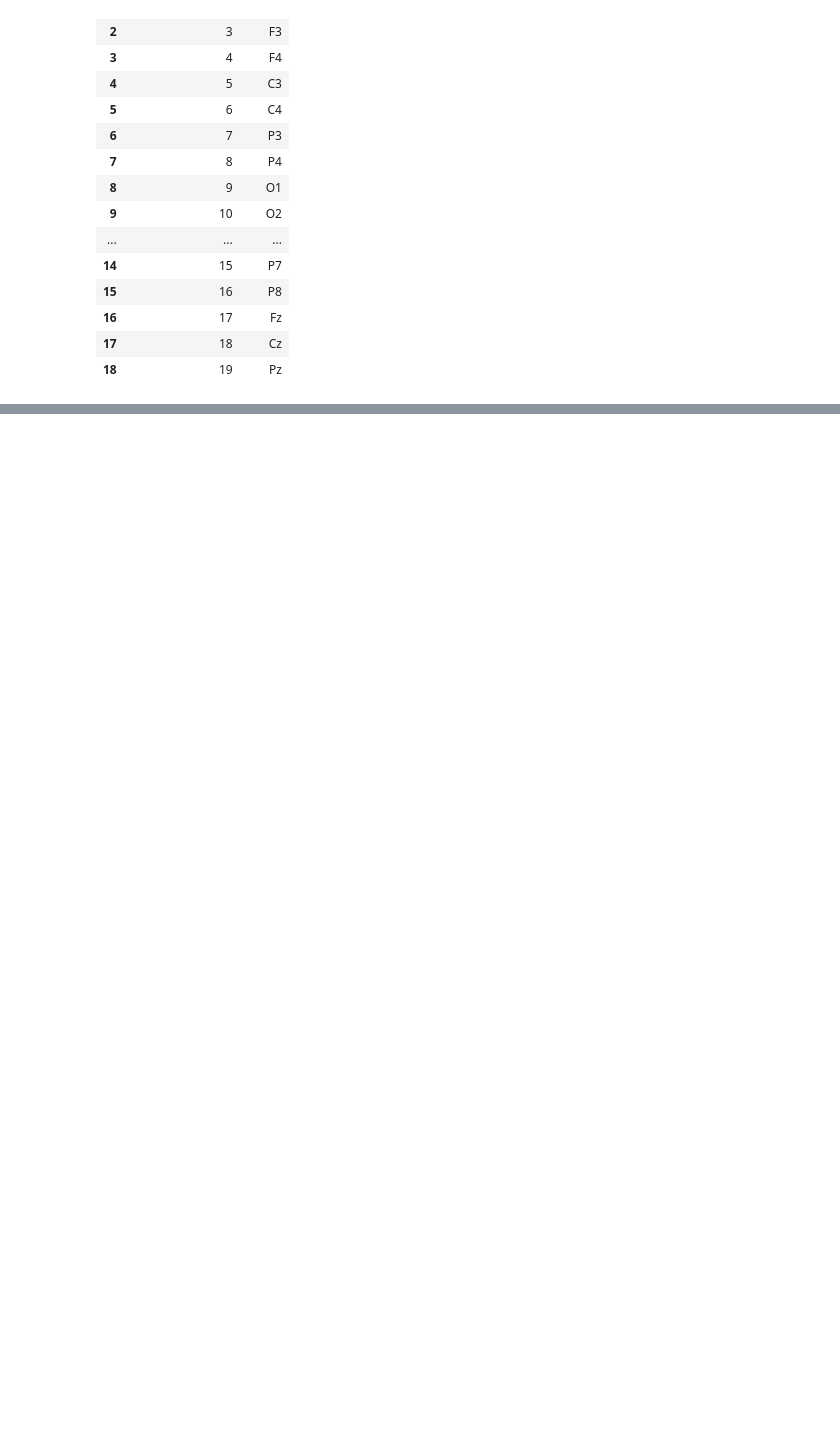
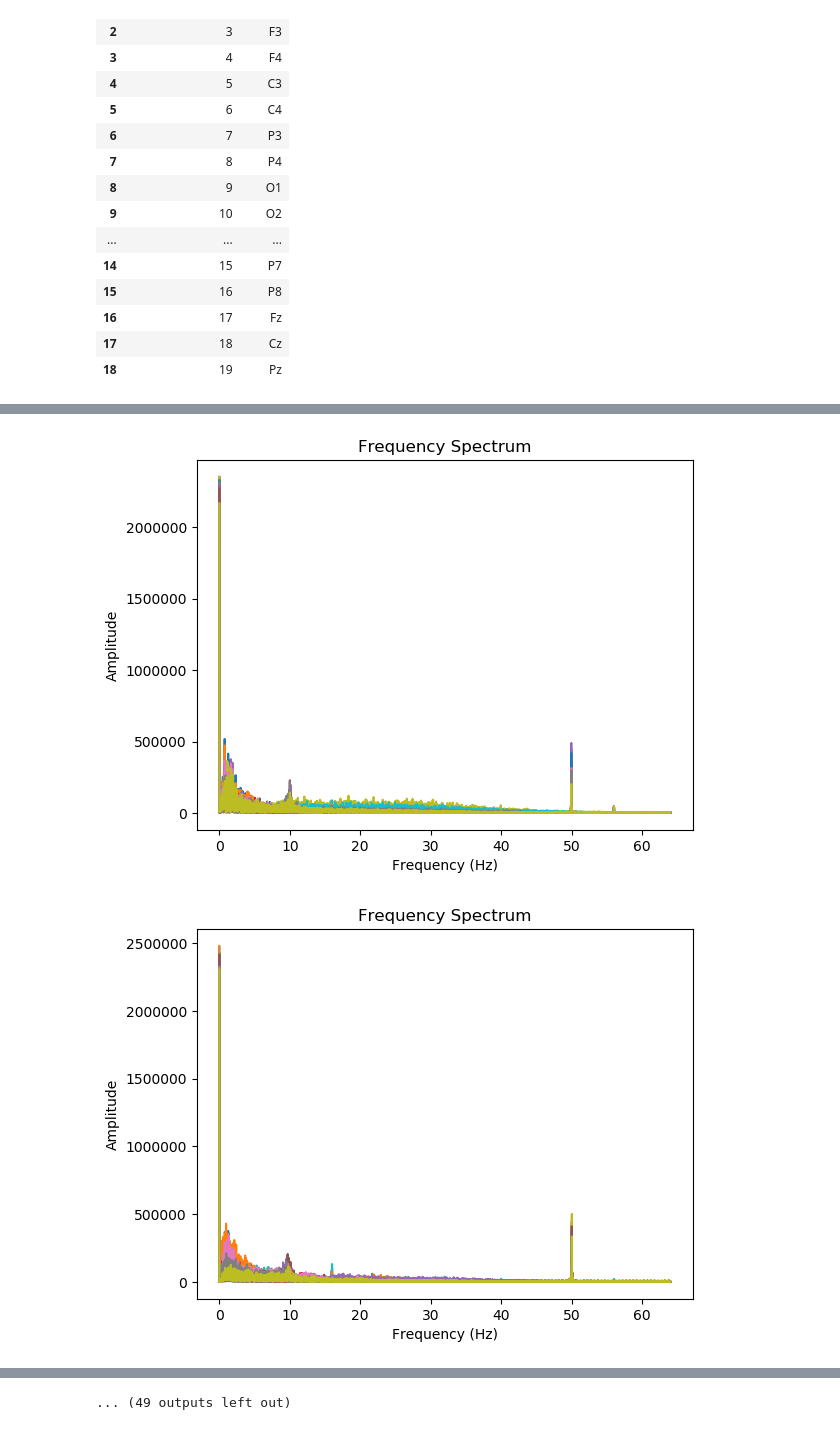
Before and after one commit to dmnburrows/deep_audioEEG, a Jupyter notebook: data_process.ipynb, the cells around one changed output, grey strips where cells are left out. Saved outputs shown, nothing was run; the diff lists cells and outputs as text; code cells hidden in the pictures; blank space fills up the shorter version.

Commit message:
filtering data

```diff
--- a/data_process.ipynb
+++ b/data_process.ipynb
@@ -28,6 +28,9 @@ cnt_l = glob.glob(path+'Control/**')
 len(adhd_l), len(cnt_l)
 # %% [output]
 (61, 60)
+# %%
+#Define key parameters
+fs = 128 #sampling rate Hz
 # %% [markdown]
 # Pre-process data
 # %%
@@ -68,0 +79,11 @@ dic
+# %%
+## Filter frequencies > 50Hz
+#===================================
+#Filtering parameters
+lp_cutoff = 60
+f0 = 50
+Q = 100
+fs = fs
+
+curr = adhd_l[0]
+dic = pf.mat_load(curr)
@@ -68,0 +99,47 @@ dic
+# %%
+#Visualise PSDs of each donor
+for curr in adhd_l:
+    dic = pf.mat_load(curr)
+
+    import numpy as np
+    from scipy.fft import fft
+
+    # Perform FFT
+    fft_matrix = np.apply_along_axis(fft, axis=0, arr=dic['data'])
+
+    # Get the magnitude (absolute value) of the FFT
+    fft_magnitude = np.abs(fft_matrix)
+
+    # Frequency axis
+    n = dic['data'][:,0].shape[0]
+    frequency = np.linspace(0.0, fs / 2, n // 2)
+
+    import matplotlib.pyplot as plt
+
+    # Plot the frequency spectrum
+    plt.plot(frequency[:n // 2], fft_magnitude[:n // 2])
+
+
+
+    # Perform FFT
+    fft_matrix = np.apply_along_axis(fft, axis=0, arr=dic['data'])
+
+    # Get the magnitude (absolute value) of the FFT
+    fft_magnitude = np.abs(fft_matrix)
+
+    # Frequency axis
+    n = dic['data'][:,0].shape[0]
+    frequency = np.linspace(0.0, fs / 2, n // 2)
+
+    import matplotlib.pyplot as plt
+
+    # Plot the frequency spectrum
+    plt.plot(frequency[:n // 2], fft_magnitude[:n // 2])
+
+    plt.title("Frequency Spectrum")
+    plt.xlabel("Frequency (Hz)")
+    plt.ylabel("Amplitude")
+    plt.show()
+# %% [output]
+[figure, added]
+[figure, added]
@@ -68,0 +156 @@ dic
+... (49 outputs left out)
```
Also changed, not shown: parts of 6 cells of this notebook, 1 other file.
